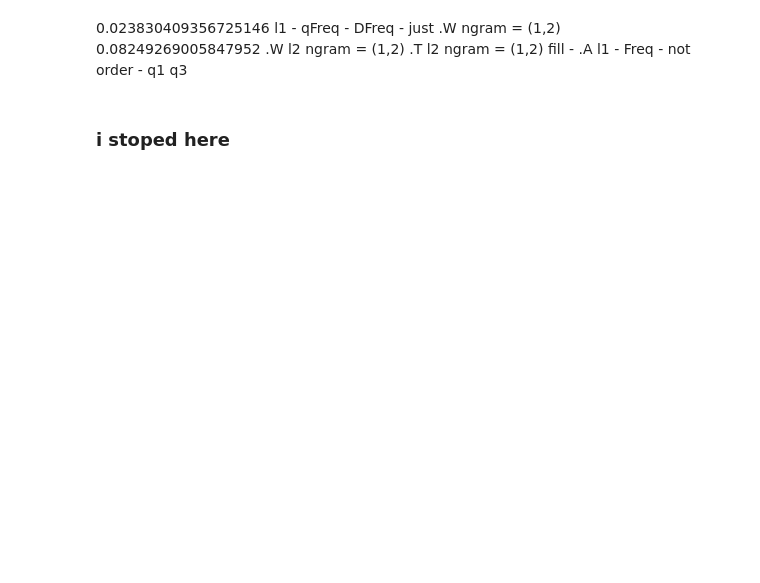
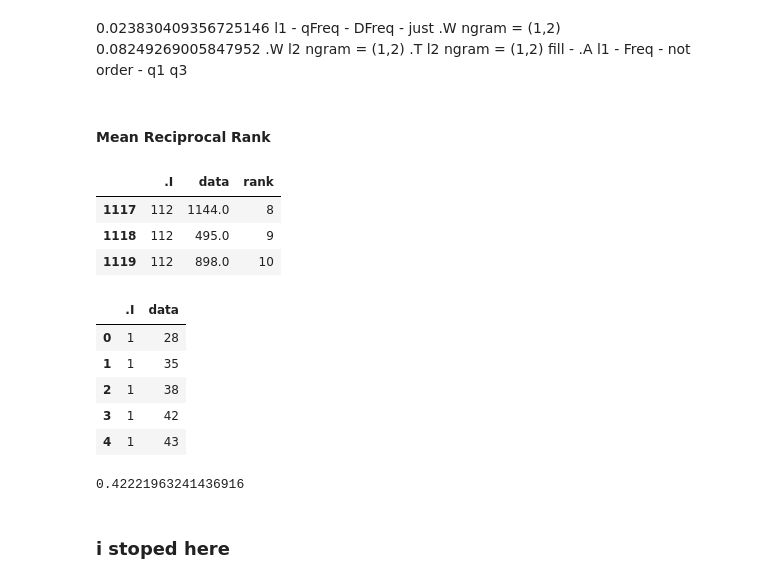
Before and after one commit to sahersoufan/IRProject, a Jupyter notebook: system/cisiSys/core/jupytorNotes/cisi.ipynb, the cells around one changed output. Cells and saved outputs as stored; diff of their text form; code cells hidden in the pictures; blank space fills up the shorter version.

```diff
--- a/system/cisiSys/core/jupytorNotes/cisi.ipynb
+++ b/system/cisiSys/core/jupytorNotes/cisi.ipynb
@@ -773,3 +836,5 @@ print(calcMAPrecisionAtKOrder(queriesResult, qrelsFrame))
 averagePrecision = calcAPrecisionAtK(queriesResult, qrelsFrame)
 for i in range(0,len(averagePrecision), 2):
     print(i+1, end=' - '); print(averagePrecision[i])
+# %% [markdown]
+#### Mean Reciprocal Rank
@@ -775,0 +858,16 @@ for i in range(0,len(averagePrecision), 2):
+# %%
+resultDataFrame[-3:]
+# %% [output]
+|  | .I | data | rank |
+| 1117 | 112 | 1144.0 | 8 |
+| 1118 | 112 | 495.0 | 9 |
+| 1119 | 112 | 898.0 | 10 |
+# %%
+qrelsFrame.head()
+# %% [output]
+|  | .I | data |
+| 0 | 1 | 28 |
+| 1 | 1 | 35 |
+| 2 | 1 | 38 |
+| 3 | 1 | 42 |
+| 4 | 1 | 43 |
@@ -776,2 +886,6 @@ for i in range(0,len(averagePrecision), 2):
+# %%
+calcMeanReciprocalRank(resultDataFrame, qrelsFrame)
+# %% [output]
+0.42221963241436916
 # %% [markdown]
 ### i stoped here
```
Also changed, not shown: parts of 12 cells of this notebook, 45 other files.
